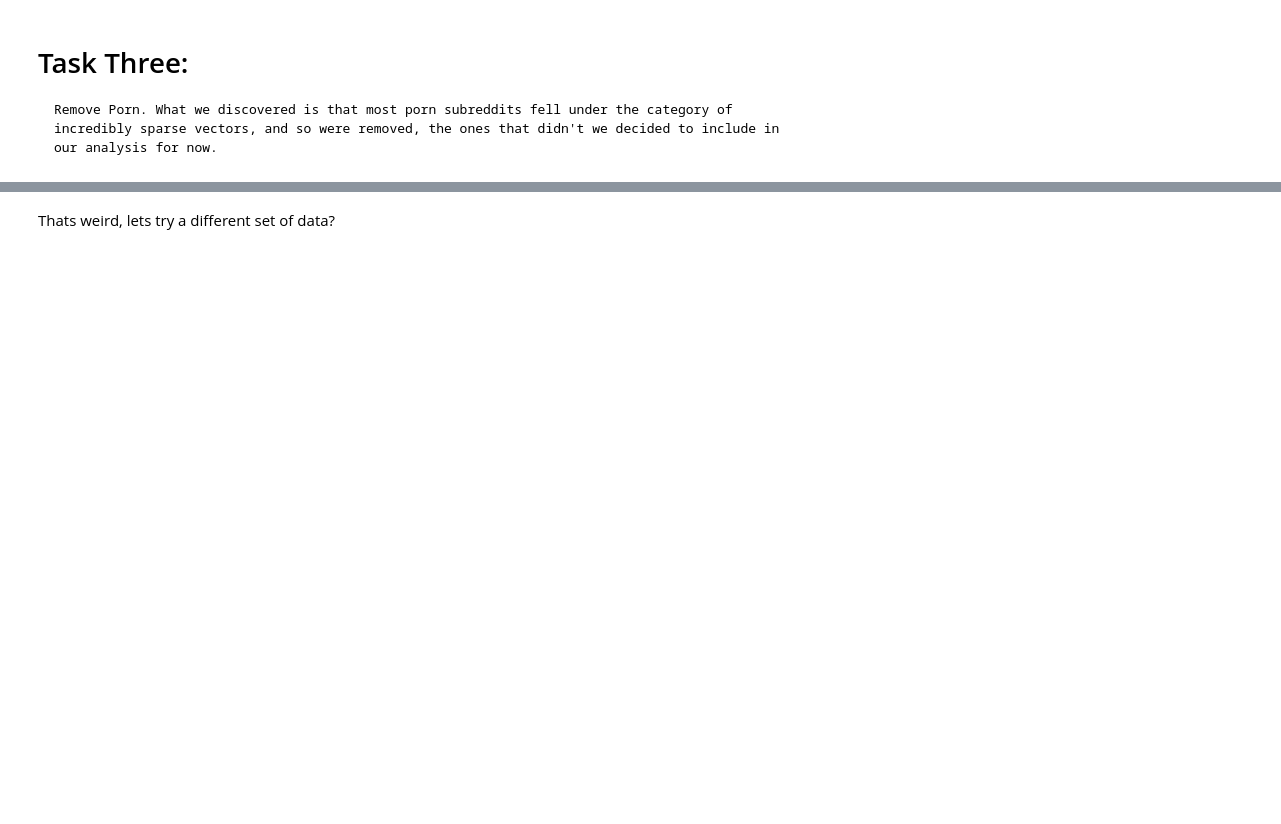
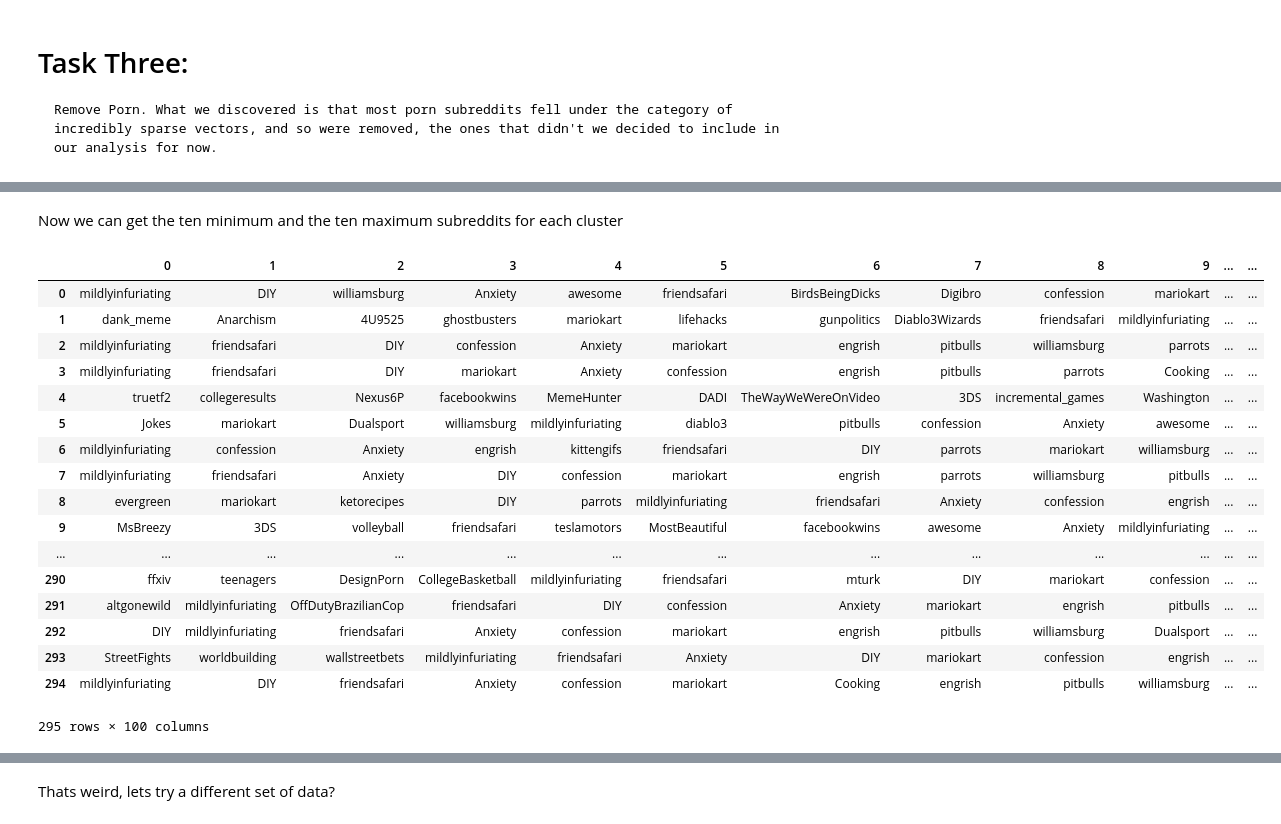
Before and after one commit to minivesper/RedditClustering, a Jupyter notebook: RedditData.ipynb, the cells around one changed output, grey strips where cells are left out. Drawn from its saved outputs; the diff is of its cells as text; code cells hidden in the pictures; blank space fills up the shorter version.

```diff
--- a/RedditData.ipynb
+++ b/RedditData.ipynb
@@ -311,0 +311,14 @@ print(dist)
+# %%
+#Look for the maximum distortion jump. This should be our best k.
+
+maxdistjump = 0
+maxk = 0
+for i in range(1, len(distortions)):
+    if distortions[i] - distortions[i-1] > maxdistjump:
+        maxdistjump = distortions[i] - distortions[i-1]
+        maxk = i
+
+print(maxk)
+print(maxdistjump)
+
+finalcb, finaldist = Cluster(bigdfVec, maxk)
@@ -311,0 +330,10 @@ print(dist)
+# %%
+##compute distances between every subreddit and cluster centers for the best k we found
+
+Clusterdistframe = pd.DataFrame(columns=list(bigdf)[1:])
+for i in range(len(finalcb)):
+    dists = []
+    for v2 in bigdfVec:
+        dists.append(distance.euclidean(finalcb[i], v2))
+    Clusterdistframe.loc[i] = dists
+Clusterdistframe.head()
@@ -311,0 +348,32 @@ print(dist)
+# %% [markdown]
+Now we can get the ten minimum and the ten maximum subreddits for each cluster
+# %%
+mins = pd.DataFrame()
+maxs = pd.DataFrame()
+for index,row in Clusterdistframe.iterrows():
+    mins[index] = list(Clusterdistframe.columns[row.argsort()][0:100])
+    maxs[index] = list(Clusterdistframe.columns[row.argsort()][-99:])
+
+mins=mins.transpose()
+maxs=maxs.transpose()
+# %%
+mins
+# %% [output]
+|  | 0 | 1 | 2 | 3 | 4 | 5 | 6 | 7 | 8 | 9 | ... | ... |
+| 0 | mildlyinfuriating | DIY | williamsburg | Anxiety | awesome | friendsafari | BirdsBeingDicks | Digibro | confession | mariokart | ... | ... |
+| 1 | dank_meme | Anarchism | 4U9525 | ghostbusters | mariokart | lifehacks | gunpolitics | Diablo3Wizards | friendsafari | mildlyinfuriating | ... | ... |
+| 2 | mildlyinfuriating | friendsafari | DIY | confession | Anxiety | mariokart | engrish | pitbulls | williamsburg | parrots | ... | ... |
+| 3 | mildlyinfuriating | friendsafari | DIY | mariokart | Anxiety | confession | engrish | pitbulls | parrots | Cooking | ... | ... |
+| 4 | truetf2 | collegeresults | Nexus6P | facebookwins | MemeHunter | DADI | TheWayWeWereOnVideo | 3DS | incremental_games | Washington | ... | ... |
+| 5 | Jokes | mariokart | Dualsport | williamsburg | mildlyinfuriating | diablo3 | pitbulls | confession | Anxiety | awesome | ... | ... |
+| 6 | mildlyinfuriating | confession | Anxiety | engrish | kittengifs | friendsafari | DIY | parrots | mariokart | williamsburg | ... | ... |
+| 7 | mildlyinfuriating | friendsafari | Anxiety | DIY | confession | mariokart | engrish | parrots | williamsburg | pitbulls | ... | ... |
+| 8 | evergreen | mariokart | ketorecipes | DIY | parrots | mildlyinfuriating | friendsafari | Anxiety | confession | engrish | ... | ... |
+| 9 | MsBreezy | 3DS | volleyball | friendsafari | teslamotors | MostBeautiful | facebookwins | awesome | Anxiety | mildlyinfuriating | ... | ... |
+| ... | ... | ... | ... | ... | ... | ... | ... | ... | ... | ... | ... | ... |
+| 290 | ffxiv | teenagers | DesignPorn | CollegeBasketball | mildlyinfuriating | friendsafari | mturk | DIY | mariokart | confession | ... | ... |
+| 291 | altgonewild | mildlyinfuriating | OffDutyBrazilianCop | friendsafari | DIY | confession | Anxiety | mariokart | engrish | pitbulls | ... | ... |
+| 292 | DIY | mildlyinfuriating | friendsafari | Anxiety | confession | mariokart | engrish | pitbulls | williamsburg | Dualsport | ... | ... |
+| 293 | StreetFights | worldbuilding | wallstreetbets | mildlyinfuriating | friendsafari | Anxiety | DIY | mariokart | confession | engrish | ... | ... |
+| 294 | mildlyinfuriating | DIY | friendsafari | Anxiety | confession | mariokart | Cooking | engrish | pitbulls | williamsburg | ... | ... |
+295 rows × 100 columns
```
Also changed, not shown: parts of 31 cells of this notebook.
